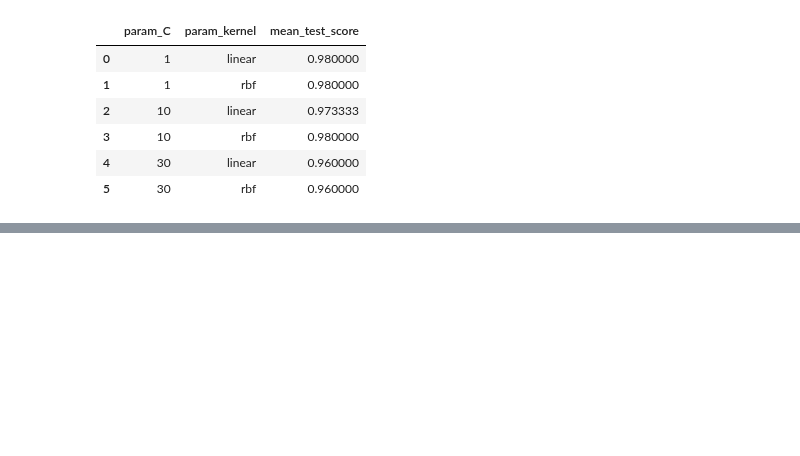
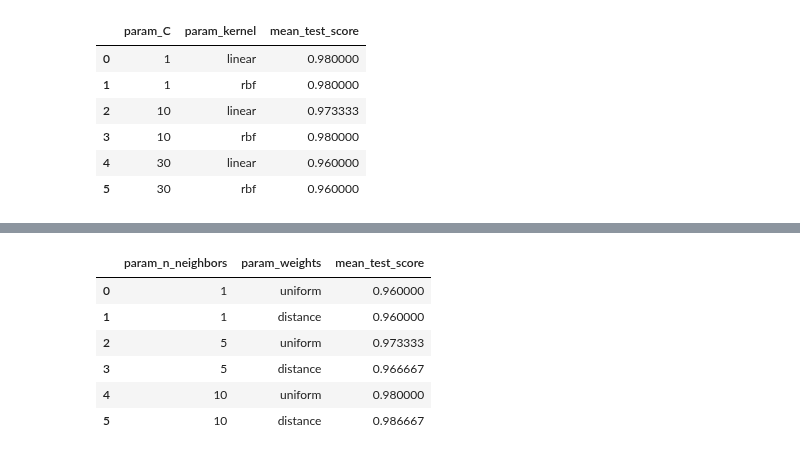
Before and after one commit to AbdulRehman817/Python, a Jupyter notebook: Machine_Learning/Model_Tuning/Grid_Search_CV/Iris_KNN_SVM.ipynb, the cells around one changed output, grey strips where cells are left out. Saved outputs shown, nothing was run; the diff lists cells and outputs as text; code cells hidden in the pictures; blank space fills up the shorter version.

```diff
--- a/Machine_Learning/Model_Tuning/Grid_Search_CV/Iris_KNN_SVM.ipynb
+++ b/Machine_Learning/Model_Tuning/Grid_Search_CV/Iris_KNN_SVM.ipynb
@@ -104,0 +130,10 @@ results[['param_C','param_kernel','mean_test_score']]
+# %%
+result_2[['param_n_neighbors','param_weights','mean_test_score']]
+# %% [output]
+|  | param_n_neighbors | param_weights | mean_test_score |
+| 0 | 1 | uniform | 0.960000 |
+| 1 | 1 | distance | 0.960000 |
+| 2 | 5 | uniform | 0.973333 |
+| 3 | 5 | distance | 0.966667 |
+| 4 | 10 | uniform | 0.980000 |
+| 5 | 10 | distance | 0.986667 |
```
Also changed, not shown: parts of 8 cells of this notebook.
